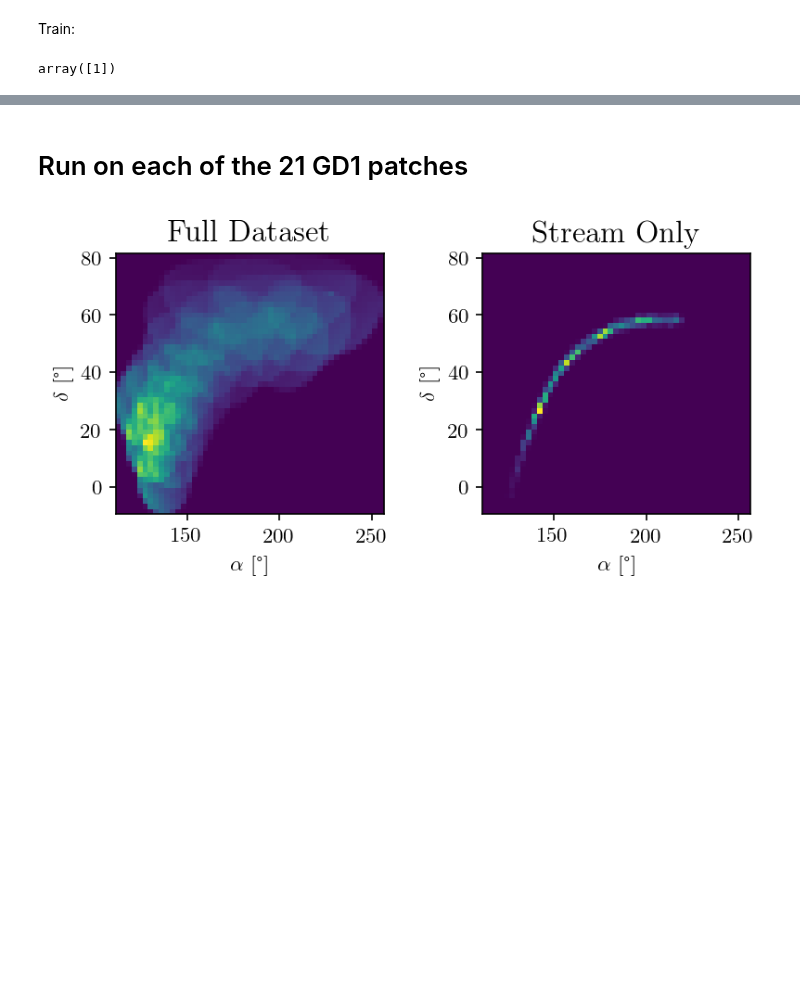
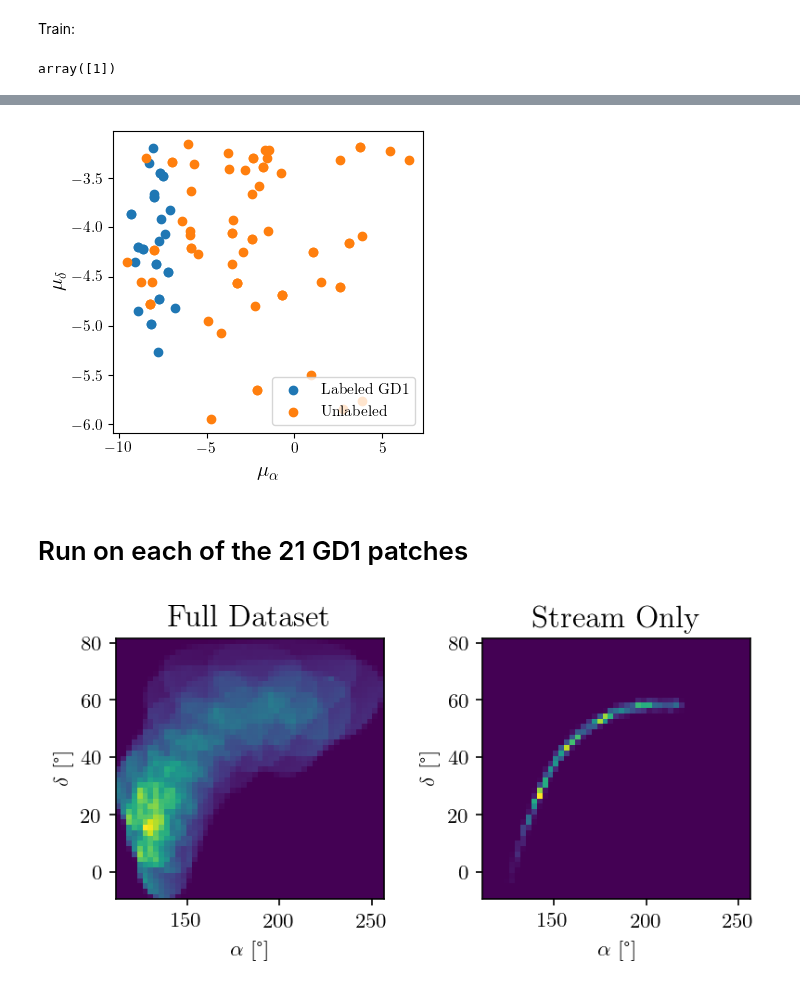
Before and after one commit to hep-lbdl/GaiaCWoLa, a Jupyter notebook: all_gd1.ipynb, the cells around one changed output, grey strips where cells are left out. Drawn from its saved outputs; the diff is of its cells as text; code cells hidden in the pictures; blank space fills up the shorter version.

```diff
--- a/all_gd1.ipynb
+++ b/all_gd1.ipynb
@@ -251,3 +309,12 @@ Top 100 stars: Purity = 0.0%
+# %%
+plt.figure(figsize=(4,4))
+plt.scatter(labeled_gd1.μ_α, labeled_gd1.μ_δ, label="Labeled GD1")
+plt.scatter(unlabeled_gd1.μ_α, unlabeled_gd1.μ_δ, label="Unlabeled")
+plt.legend()
+plt.xlabel(r"$\mu_\alpha$")
+plt.ylabel(r"$\mu_\delta$");
+# %% [output]
+[figure, added]
 # %% [markdown]
 # Run on each of the 21 GD1 patches
 # %%
```
Also changed, not shown: parts of 16 cells of this notebook, 3 other files.
